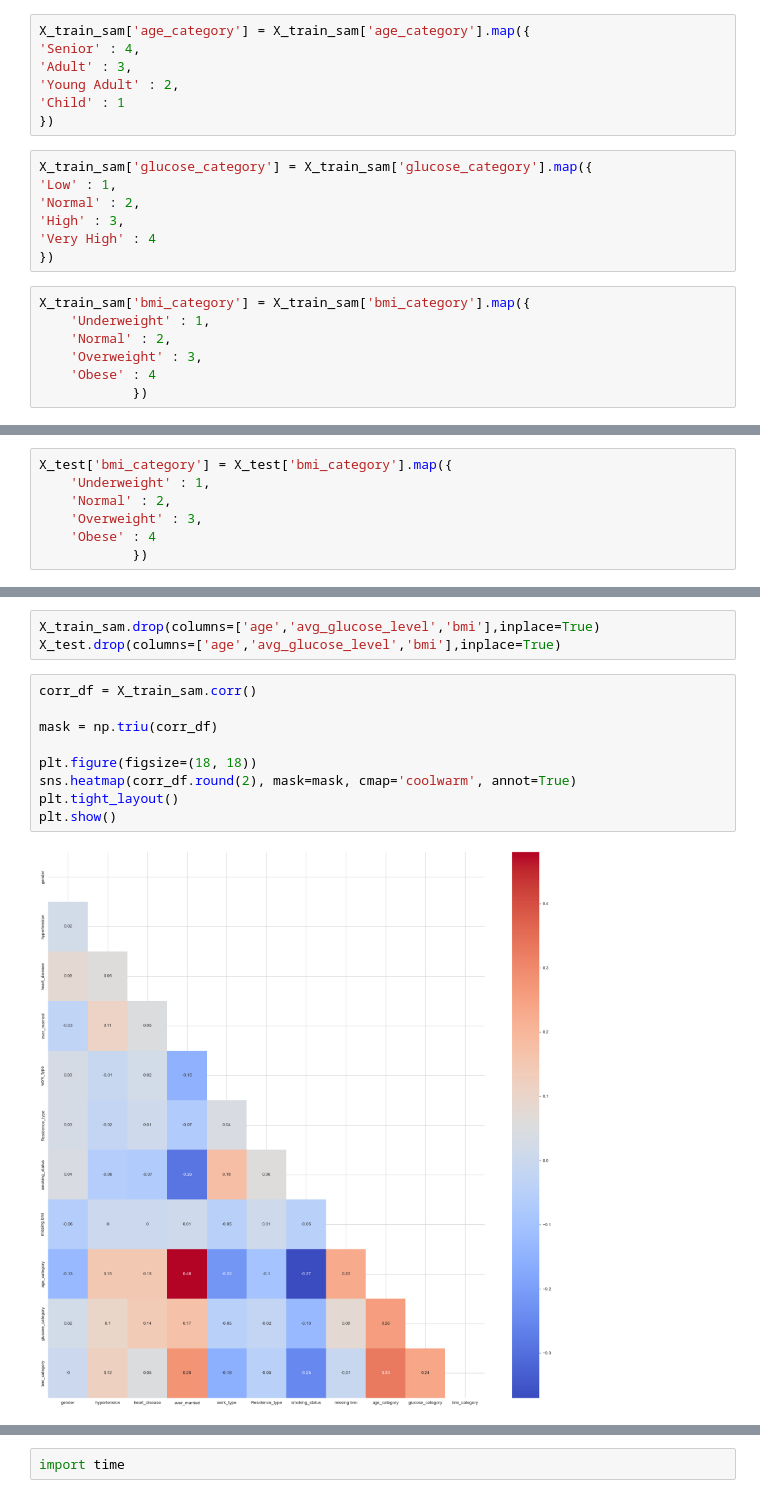
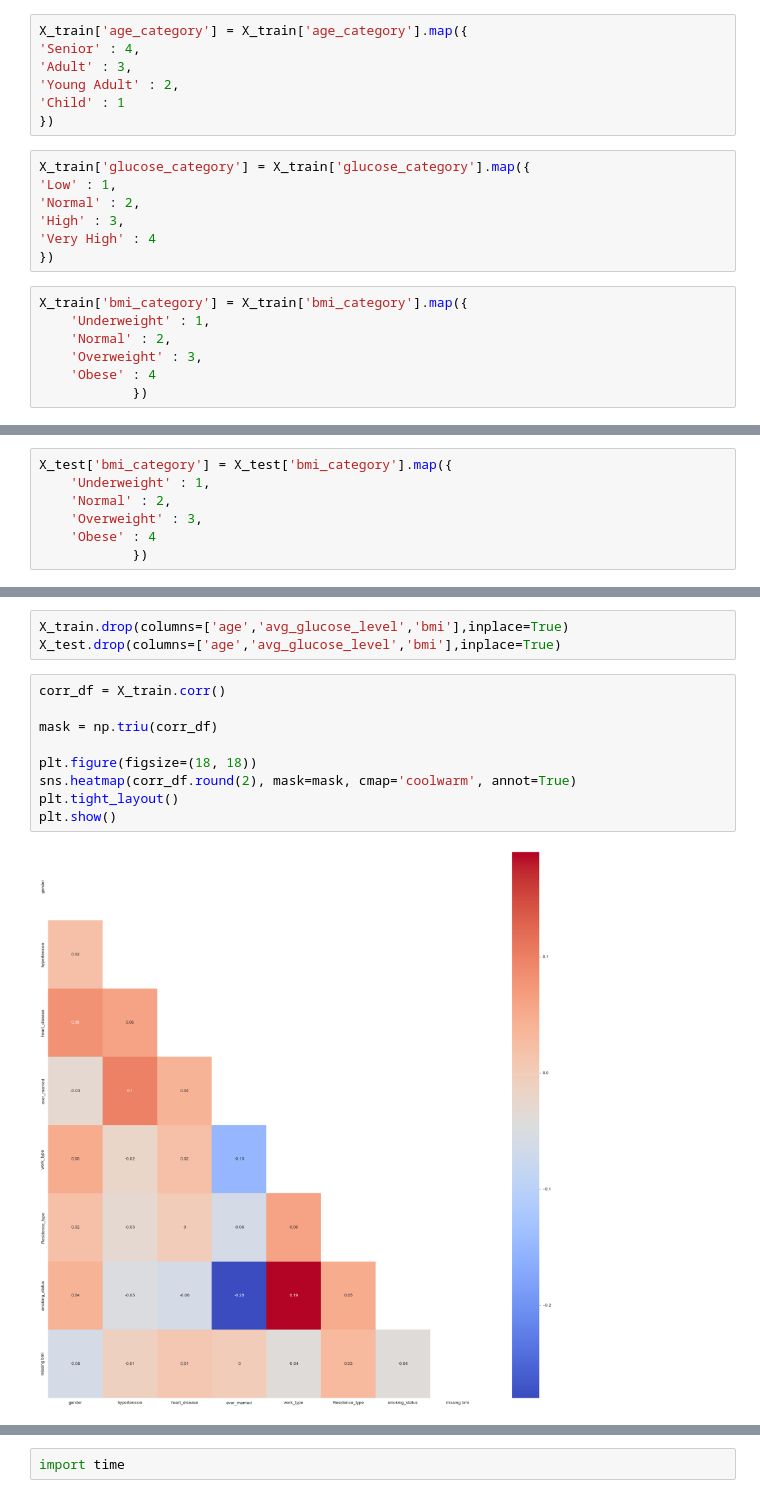
Before and after one commit to MaSOouD69/Capstone-Repo-Bootcamp-Project, a Jupyter notebook: capstone_Masoud_Arefi.ipynb, the cells around one changed output, grey strips where cells are left out. Drawn from its saved outputs; the diff is of its cells as text.

```diff
--- a/capstone_Masoud_Arefi.ipynb
+++ b/capstone_Masoud_Arefi.ipynb
@@ -1141,19 +1142,19 @@ X_test.head()
 # %%
-X_train_sam['age_category'] = X_train_sam['age_category'].map({
+X_train['age_category'] = X_train['age_category'].map({
 'Senior' : 4,
 'Adult' : 3,
 'Young Adult' : 2,
 'Child' : 1
 })
 # %%
-X_train_sam['glucose_category'] = X_train_sam['glucose_category'].map({
+X_train['glucose_category'] = X_train['glucose_category'].map({
 'Low' : 1,
 'Normal' : 2,
 'High' : 3,
 'Very High' : 4
 })
 # %%
-X_train_sam['bmi_category'] = X_train_sam['bmi_category'].map({
+X_train['bmi_category'] = X_train['bmi_category'].map({
     'Underweight' : 1,
     'Normal' : 2,
     'Overweight' : 3,
@@ -1190,19 +1191,19 @@ X_train_sam.head()
 | 3 | 0 | 24.0 | 0 | 0 | 0 | 1 | 1 | ... |
 | 4 | 0 | 72.0 | 0 | 0 | 1 | 4 | 0 | ... |
 # %%
-X_train_sam.drop(columns=['age','avg_glucose_level','bmi'],inplace=True)
+X_train.drop(columns=['age','avg_glucose_level','bmi'],inplace=True)
 X_test.drop(columns=['age','avg_glucose_level','bmi'],inplace=True)
 # %%
-corr_df = X_train_sam.corr()
+corr_df = X_train.corr()
 
 mask = np.triu(corr_df)
 
 plt.figure(figsize=(18, 18))
 sns.heatmap(corr_df.round(2), mask=mask, cmap='coolwarm', annot=True)
 plt.tight_layout()
 plt.show()
 # %% [output]
-[figure, old version]
+[figure, new version]
 # %%
 # Instantiate the scaler
 SS = StandardScaler()
```
Also changed, not shown: parts of 99 cells of this notebook.
